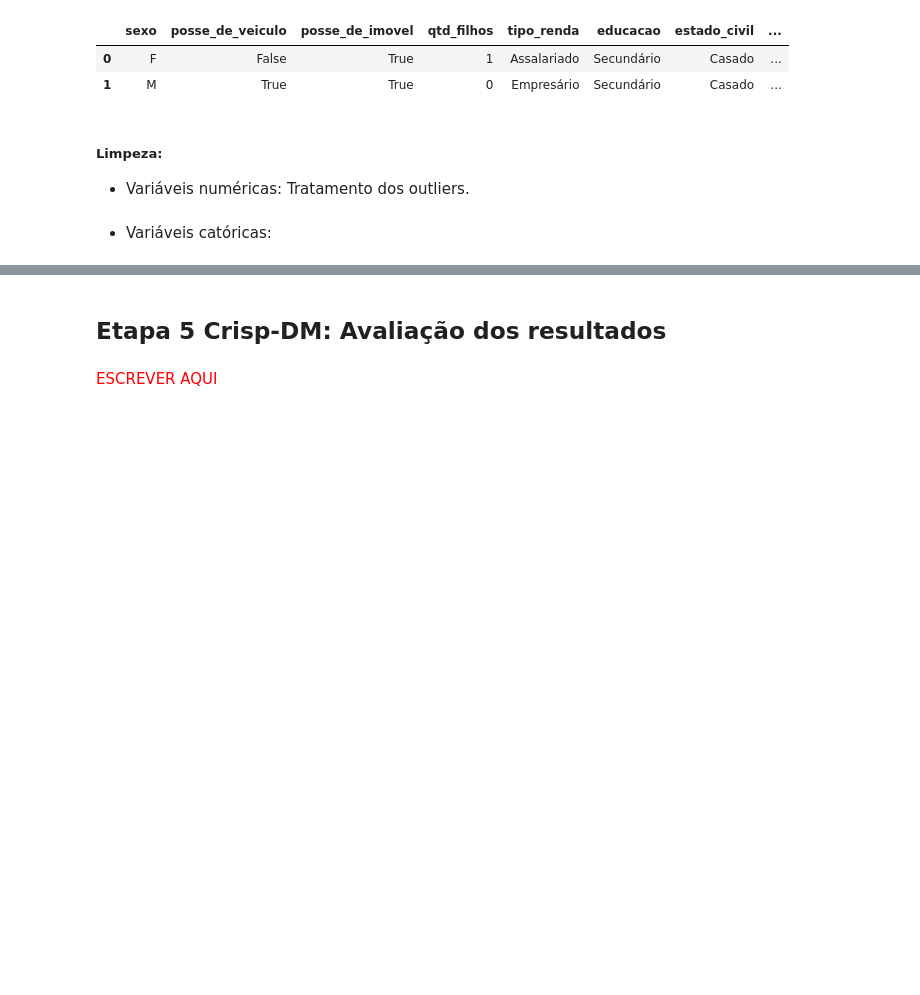
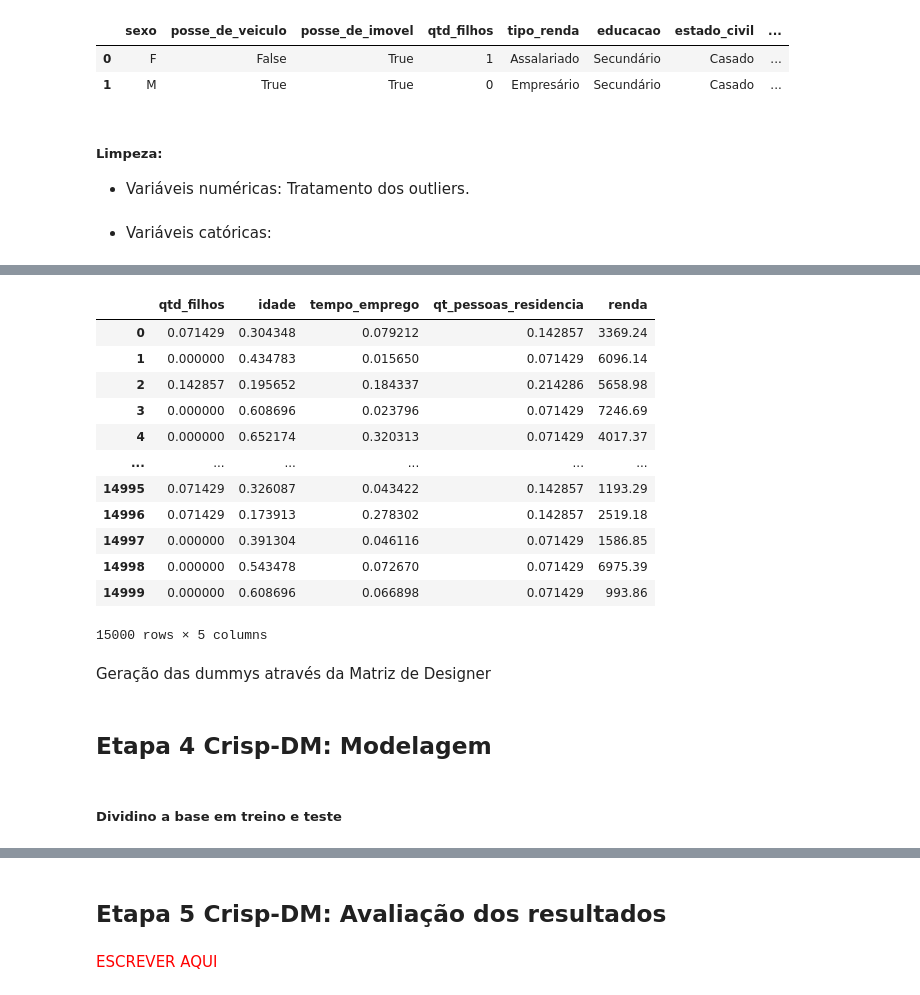
Before and after one commit to daviNGL/EBAC-projeto-previsao-de-renda, a Jupyter notebook: projeto.ipynb, the cells around one changed output, grey strips where cells are left out. Saved outputs shown, nothing was run; the diff lists cells and outputs as text; code cells hidden in the pictures; blank space fills up the shorter version.

```diff
--- a/projeto.ipynb
+++ b/projeto.ipynb
@@ -389,0 +384,30 @@ Nessa etapa que realizaremos a construção do modelo. Os passos típicos são:
+# %%
+def normalizar_coluna(df: pd.DataFrame, nome_coluna: str) -> pd.Series:
+
+    minimo = df[nome_coluna].min()
+    maximo = df[nome_coluna].max()
+
+    return (df[nome_coluna] - minimo) / (maximo - minimo)
+# %%
+df_tratado['qtd_filhos'] = normalizar_coluna(df_tratado, 'qtd_filhos')
+df_tratado['idade'] = normalizar_coluna(df_tratado, 'idade')
+df_tratado['tempo_emprego'] = normalizar_coluna(df_tratado, 'tempo_emprego')
+df_tratado['qt_pessoas_residencia'] = normalizar_coluna(df_tratado, 'qt_pessoas_residencia')
+
+df_tratado.select_dtypes('number')
+# %% [output]
+|  | qtd_filhos | idade | tempo_emprego | qt_pessoas_residencia | renda |
+| 0 | 0.071429 | 0.304348 | 0.079212 | 0.142857 | 3369.24 |
+| 1 | 0.000000 | 0.434783 | 0.015650 | 0.071429 | 6096.14 |
+| 2 | 0.142857 | 0.195652 | 0.184337 | 0.214286 | 5658.98 |
+| 3 | 0.000000 | 0.608696 | 0.023796 | 0.071429 | 7246.69 |
+| 4 | 0.000000 | 0.652174 | 0.320313 | 0.071429 | 4017.37 |
+| ... | ... | ... | ... | ... | ... |
+| 14995 | 0.071429 | 0.326087 | 0.043422 | 0.142857 | 1193.29 |
+| 14996 | 0.071429 | 0.173913 | 0.278302 | 0.142857 | 2519.18 |
+| 14997 | 0.000000 | 0.391304 | 0.046116 | 0.071429 | 1586.85 |
+| 14998 | 0.000000 | 0.543478 | 0.072670 | 0.071429 | 6975.39 |
+| 14999 | 0.000000 | 0.608696 | 0.066898 | 0.071429 | 993.86 |
+15000 rows × 5 columns
+# %% [markdown]
+Geração das dummys através da Matriz de Designer
@@ -389,0 +430,4 @@ Nessa etapa que realizaremos a construção do modelo. Os passos típicos são:
+# %% [markdown]
+## Etapa 4 Crisp-DM: Modelagem
+# %% [markdown]
+##### Dividino a base em treino e teste
```
Also changed, not shown: parts of 20 cells of this notebook, 1 other file.
